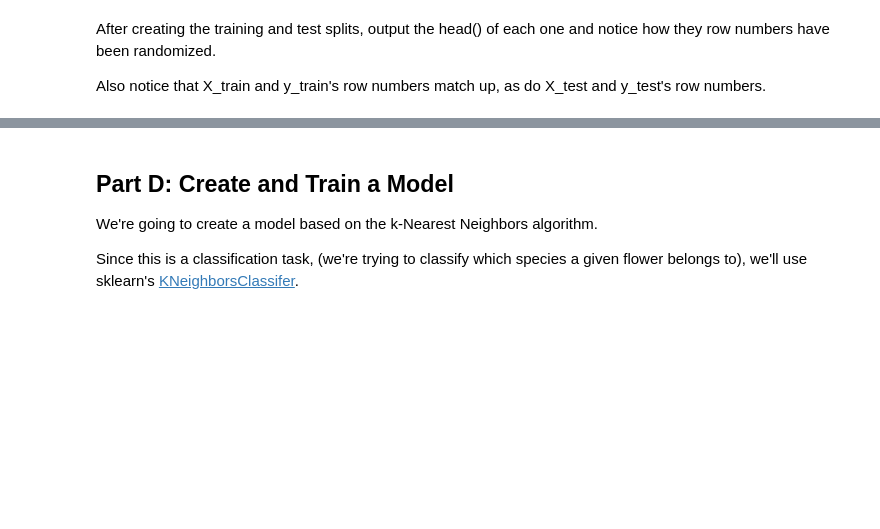
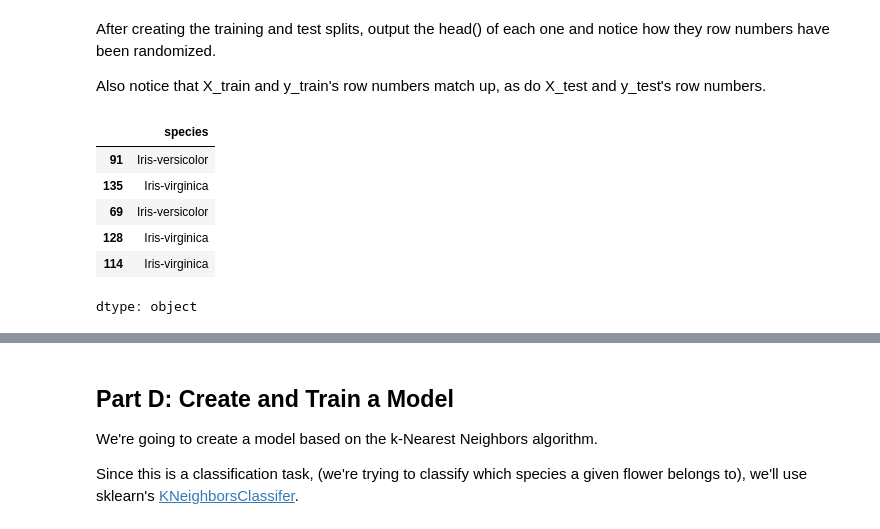
Before and after one commit to abitsma/machinelearningclass, a Jupyter notebook: notebooks/Exploration_04.ipynb, the cells around one changed output, grey strips where cells are left out. Saved outputs shown, nothing was run; the diff lists cells and outputs as text; code cells hidden in the pictures; blank space fills up the shorter version.

```diff
--- a/notebooks/Exploration_04.ipynb
+++ b/notebooks/Exploration_04.ipynb
@@ -131,3 +162,14 @@ For this step, we'll use the [train_test_split()](https://scikit-learn.org/stabl
 After creating the training and test splits, output the head() of each one and notice how they row numbers have been randomized.
 
 Also notice that X_train and y_train's row numbers match up, as do X_test and y_test's row numbers.
+# %%
+X_Train.head()
+Y_Train.head()
+# %% [output]
+|  | species |
+| 91 | Iris-versicolor |
+| 135 | Iris-virginica |
+| 69 | Iris-versicolor |
+| 128 | Iris-virginica |
+| 114 | Iris-virginica |
+dtype: object
```
Also changed, not shown: parts of 14 cells of this notebook.
